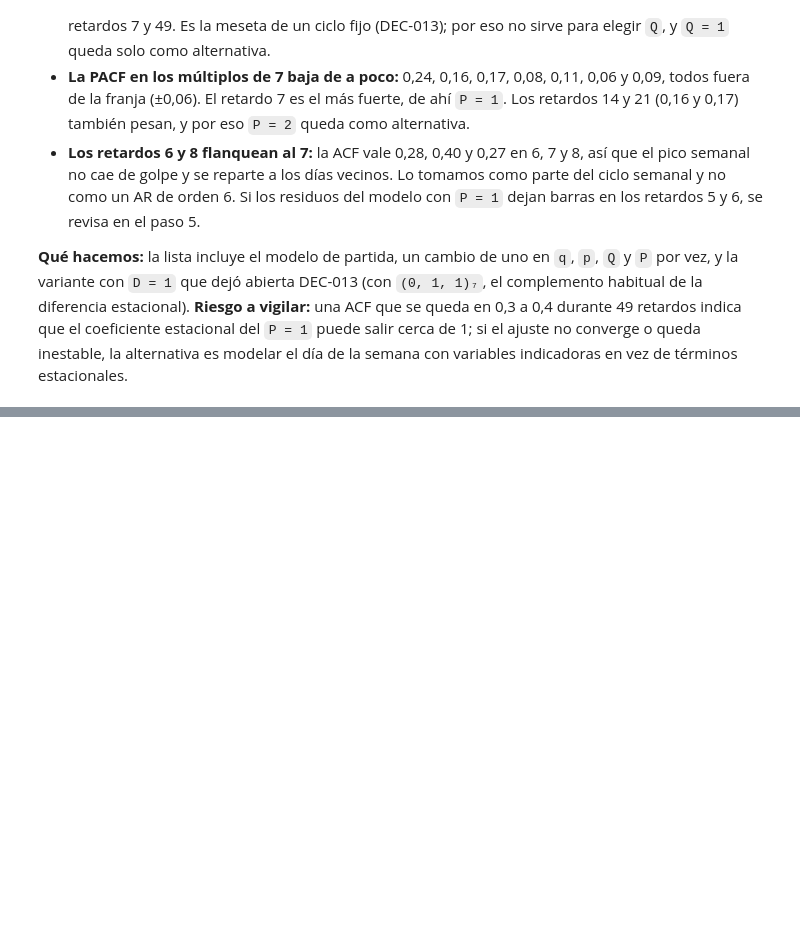
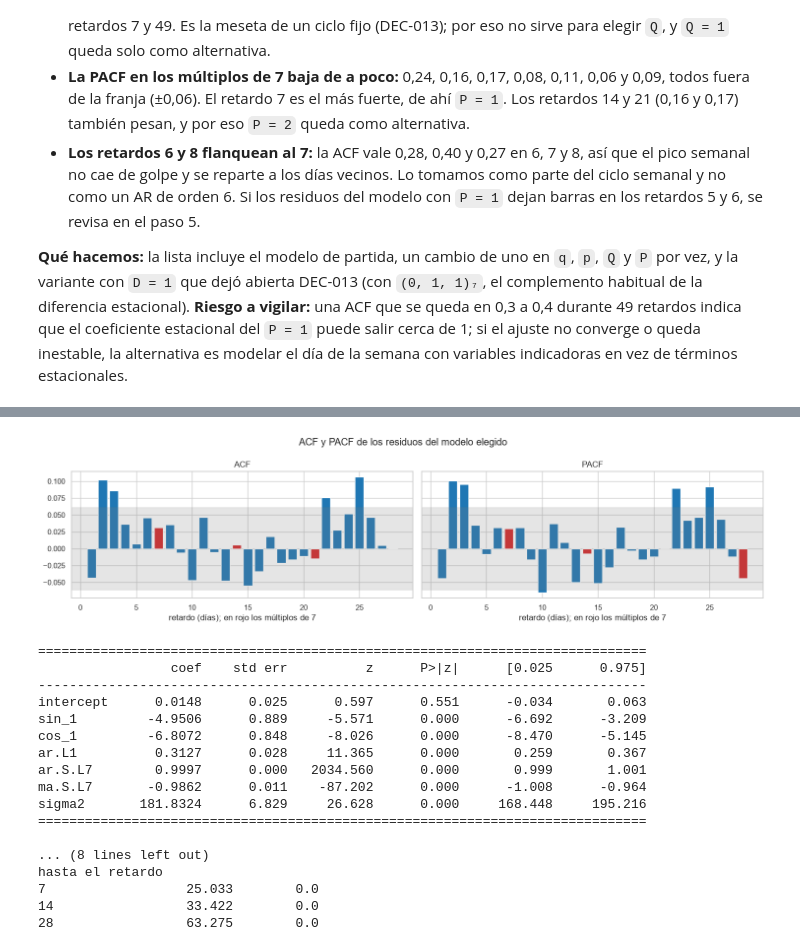
Before and after one commit to agus-chaud/forecasting-retail, a Jupyter notebook: 03_notebooks/04_SARIMA.ipynb, the cells around one changed output, grey strips where cells are left out. Saved outputs shown, nothing was run; the diff lists cells and outputs as text; code cells hidden in the pictures; blank space fills up the shorter version.

```diff
--- a/03_notebooks/04_SARIMA.ipynb
+++ b/03_notebooks/04_SARIMA.ipynb
@@ -964,0 +1164,45 @@ D = 1 (DEC-013) (1, 0, 0)   (0, 1, 1, 7)
+# %%
+from statsmodels.stats.diagnostic import acorr_ljungbox
+
+# Modelo elegido en la parte B (Q = 1, K = 1), ajustado con todo train
+ESPECIFICACION = {"order": (1, 0, 0), "seasonal_order": (1, 0, 1, 7), "K": 1}
+exog_train = terminos_fourier(y_modelo.index, K=ESPECIFICACION["K"])
+with warnings.catch_warnings():
+    warnings.simplefilter("ignore")
+    modelo_final = SARIMAX(y_modelo, exog=exog_train, order=ESPECIFICACION["order"],
+                           seasonal_order=ESPECIFICACION["seasonal_order"], trend="c").fit(disp=False, maxiter=200)
+print(modelo_final.summary().tables[1])
+
+# Residuos = lo que el modelo no logra explicar. Se descartan los primeros 14 días (arranque del cálculo).
+residuos = modelo_final.resid.iloc[14:]
+print(f"\nResiduos: media {residuos.mean():.2f}, desvío {residuos.std():.1f}")
+
+tabla_res, banda_res = tabla_acf_pacf(residuos, nlags=28)
+graficar_acf_pacf(tabla_res, banda_res, "ACF y PACF de los residuos del modelo elegido")
+print(f"\nFranja de confianza: ±{banda_res:.3f}. ACF de los residuos en los retardos que importan:")
+print(tabla_res.loc[[1, 2, 5, 6, 7, 8, 14, 21, 28], ["acf"]].round(2).T.to_string())
+
+# Ljung-Box: ¿quedó autocorrelación en conjunto? (p alto = no se detecta nada). 3 = coeficientes AR/MA estimados
+lb = acorr_ljungbox(residuos, lags=[7, 14, 28], model_df=3)
+lb.index.name = "hasta el retardo"
+print("\nLjung-Box:")
+print(lb.round(3).to_string())
+# %% [output]
+[figure, added]
+==============================================================================
+                 coef    std err          z      P>|z|      [0.025      0.975]
+------------------------------------------------------------------------------
+intercept      0.0148      0.025      0.597      0.551      -0.034       0.063
+sin_1         -4.9506      0.889     -5.571      0.000      -6.692      -3.209
+cos_1         -6.8072      0.848     -8.026      0.000      -8.470      -5.145
+ar.L1          0.3127      0.028     11.365      0.000       0.259       0.367
+ar.S.L7        0.9997      0.000   2034.560      0.000       0.999       1.001
+ma.S.L7       -0.9862      0.011    -87.202      0.000      -1.008      -0.964
+sigma2       181.8324      6.829     26.628      0.000     168.448     195.216
+==============================================================================
+
+... (8 lines left out)
+hasta el retardo
+7                  25.033        0.0
+14                 33.422        0.0
+28                 63.275        0.0
```
Also changed, not shown: parts of 23 cells of this notebook.
